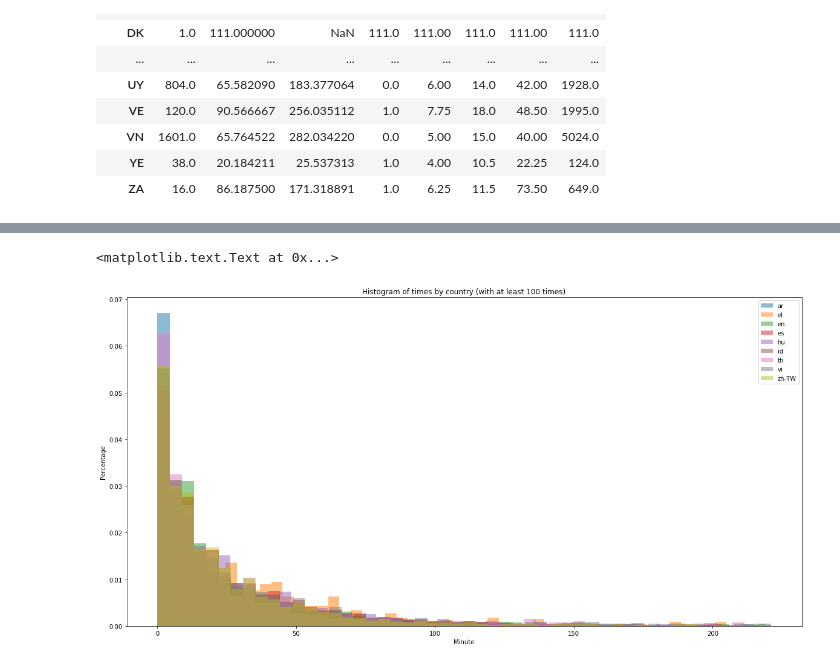
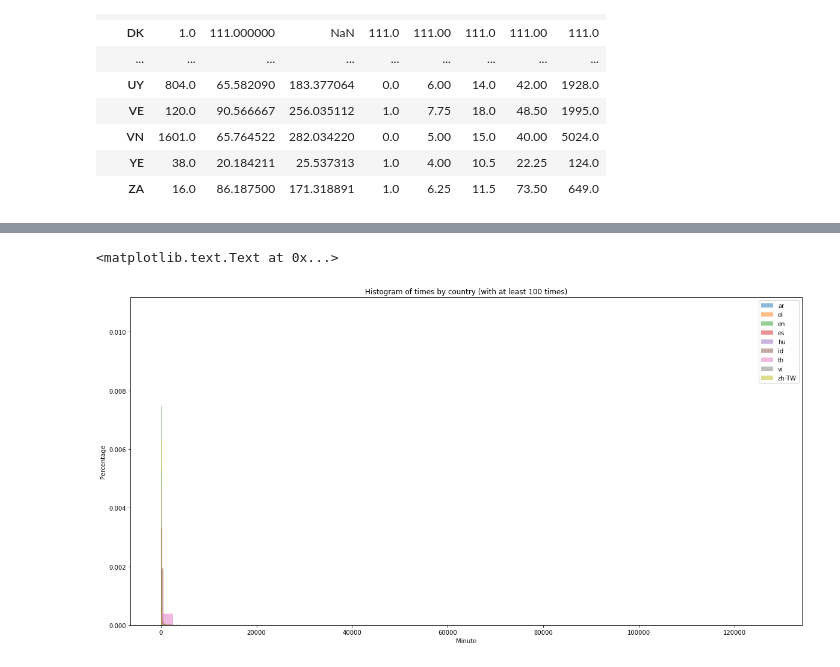
Before and after one commit to OisinB/notebooks, a Jupyter notebook: data_analysis/view_duration.ipynb, the cells around one changed output, grey strips where cells are left out. Saved outputs shown, nothing was run; the diff lists cells and outputs as text; code cells hidden in the pictures.

```diff
--- a/data_analysis/view_duration.ipynb
+++ b/data_analysis/view_duration.ipynb
@@ -12,3 +25,7 @@ df.head()
 | 3 | 2017-08-04 21:24:09+00 | 2017-08-04 21:34:20+00 | NaN | view_duration | NaN | NaN | NaN | SA | ar | ... |
 | 4 | 2017-08-20 15:07:46+00 | 2017-08-20 15:07:50+00 | NaN | view_duration | NaN | NaN | NaN | SA | ar | ... |
 5 rows × 38 columns
+# %%
+#Converting from strings to datetimes
+df.event_time = df.event_time.apply(lambda x: dt.datetime.strptime(x, '%Y-%m-%d %H:%M:%S+00'))
+df.log_time = df.log_time.apply(lambda x: dt.datetime.strptime(x, '%Y-%m-%d %H:%M:%S+00'))
@@ -93,9 +182,9 @@ p = plt.plot(reasonable.view_duration.sort_values().values, reasonable.index/rea
 # %%
-ax = reasonable.groupby('language').filter(lambda x: len(x) > 100).groupby('language').view_duration.plot(bins=50, normed = True,
+ax = df.groupby('language').filter(lambda x: len(x) > 100).groupby('language').view_duration.plot(bins=50, normed = True,
                                                                     kind = 'hist', figsize=(20,10), legend = True, alpha = .5)
 ax[0].set_title('Histogram of times by country (with at least 100 times)')
 ax[0].set_ylabel('Percentage')
 ax[0].set_xlabel('Minute')
 # %% [output]
 <matplotlib.text.Text at 0x...>
-[figure, old version]
+[figure, new version]
```
Also changed, not shown: parts of 19 cells of this notebook.
